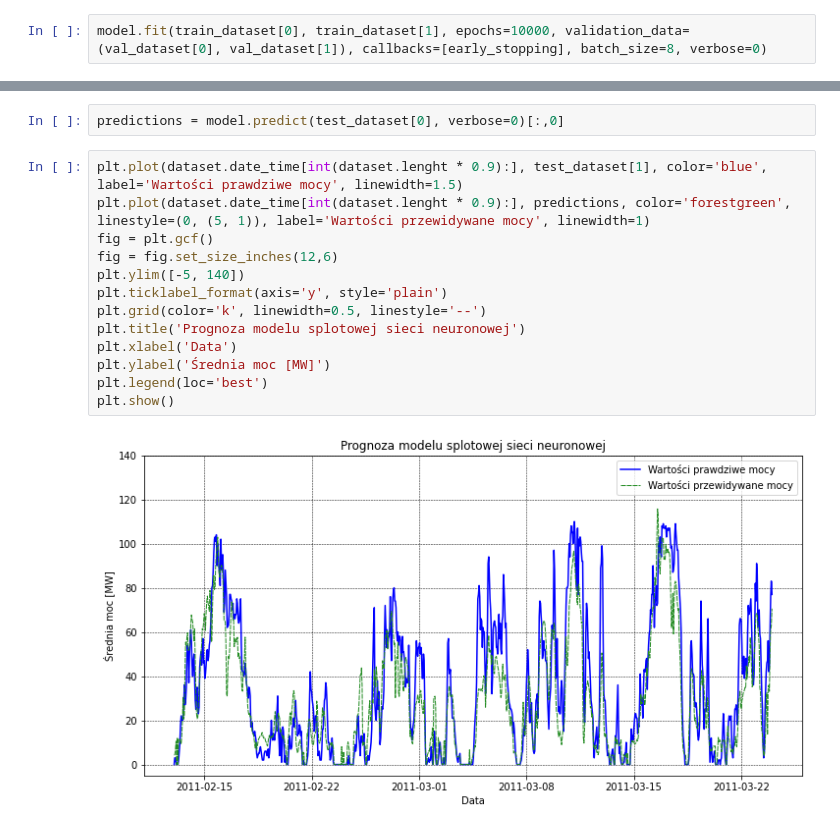
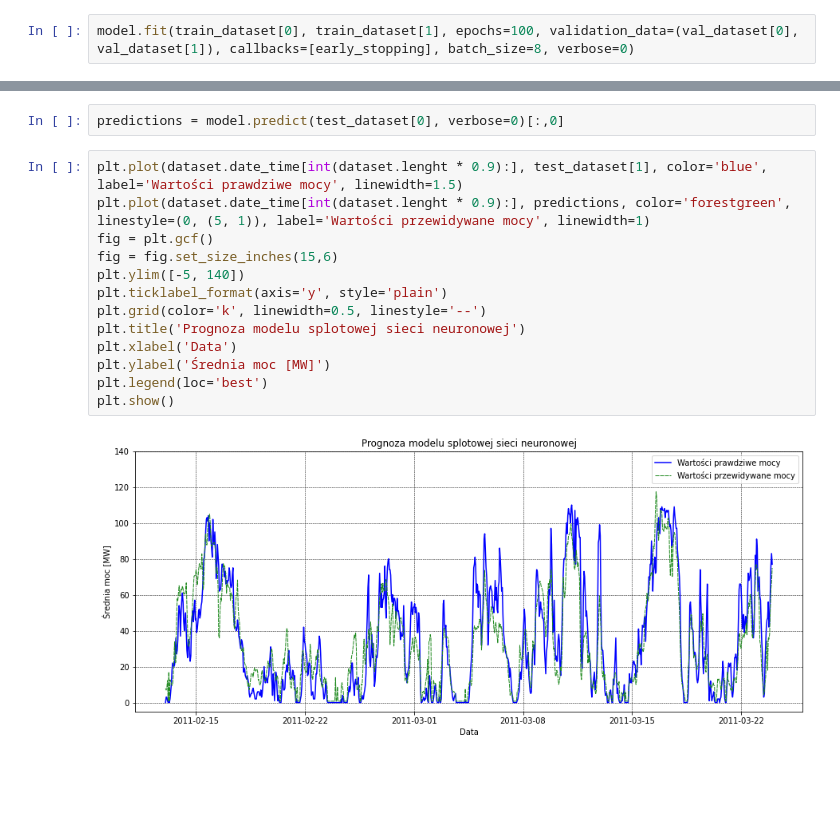
Before and after one commit to Dawidemm/wind-farm-power-forecasting, a Jupyter notebook: ForecastingCNN.ipynb, the cells around one changed output, grey strips where cells are left out. Cells and saved outputs as stored; diff of their text form; blank space fills up the shorter version.

```diff
--- a/ForecastingCNN.ipynb
+++ b/ForecastingCNN.ipynb
@@ -40,7 +40,7 @@ model.compile(optimizer=Adam(0.0001), loss='mse')
 # %%
 early_stopping = EarlyStopping(monitor='val_loss', patience=5, verbose=0)
 # %%
-model.fit(train_dataset[0], train_dataset[1], epochs=10000, validation_data=(val_dataset[0], val_dataset[1]), callbacks=[early_stopping], batch_size=8, verbose=0)
+model.fit(train_dataset[0], train_dataset[1], epochs=100, validation_data=(val_dataset[0], val_dataset[1]), callbacks=[early_stopping], batch_size=8, verbose=0)
 # %% [output]
 <keras.callbacks.History at 0x...>
 # %%
@@ -48,16 +48,16 @@ predictions = model.predict(test_dataset[0], verbose=0)[:,0]
 # %%
 plt.plot(dataset.date_time[int(dataset.lenght * 0.9):], test_dataset[1], color='blue', label='Wartości prawdziwe mocy', linewidth=1.5)
 plt.plot(dataset.date_time[int(dataset.lenght * 0.9):], predictions, color='forestgreen', linestyle=(0, (5, 1)), label='Wartości przewidywane mocy', linewidth=1)
 fig = plt.gcf()
-fig = fig.set_size_inches(12,6)
+fig = fig.set_size_inches(15,6)
 plt.ylim([-5, 140])
 plt.ticklabel_format(axis='y', style='plain')
 plt.grid(color='k', linewidth=0.5, linestyle='--')
 plt.title('Prognoza modelu splotowej sieci neuronowej')
 plt.xlabel('Data')
 plt.ylabel('Średnia moc [MW]')
 plt.legend(loc='best')
 plt.show()
 # %% [output]
-[figure, old version]
+[figure, new version]
 # %%
```
Also changed, not shown: parts of 3 cells of this notebook.
